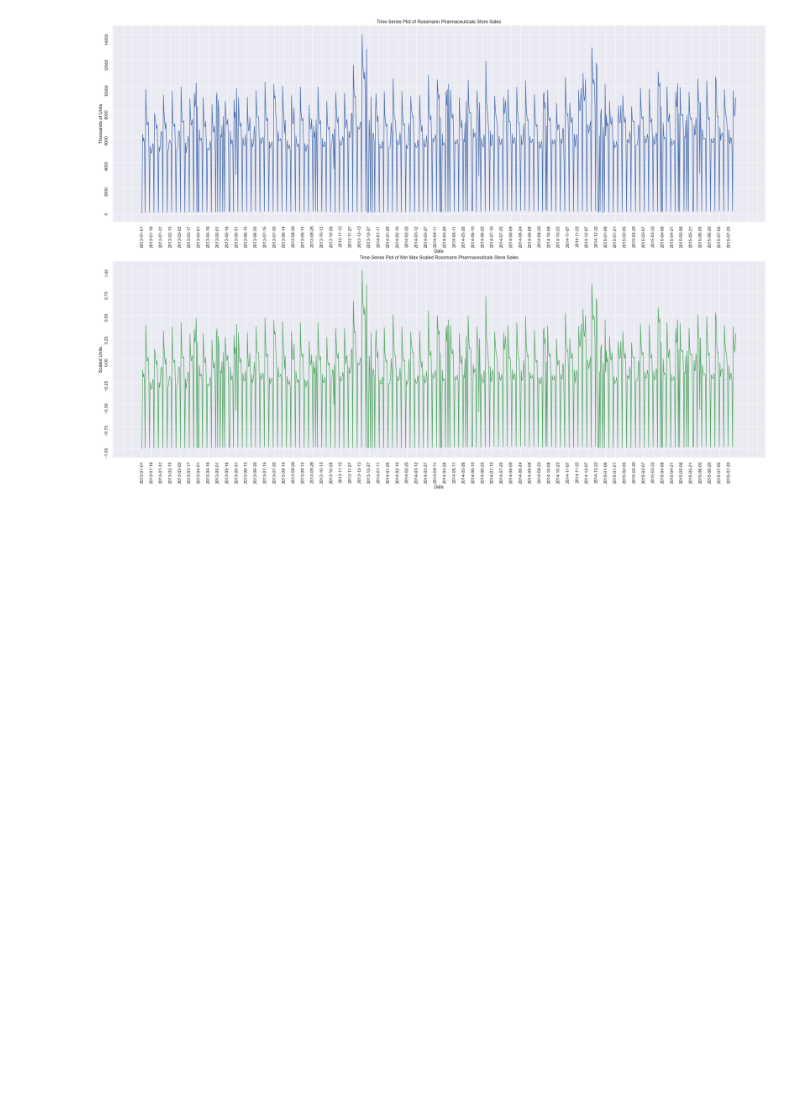
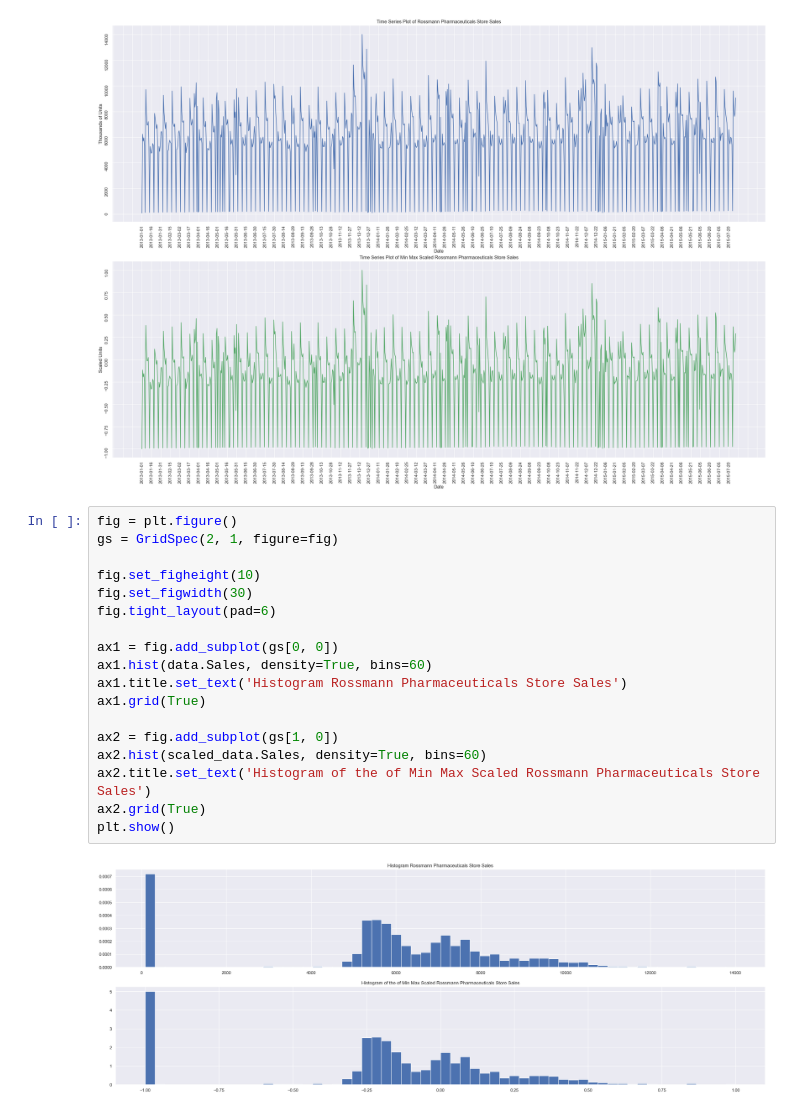
Before and after one commit to nahomHmichael/Rossman-Pharmaceutical-Sales-Pridiction, a Jupyter notebook: notebooks/deep_learning.ipynb, the cells around one changed output. Drawn from its saved outputs; the diff is of its cells as text; blank space fills up the shorter version.

```diff
--- a/notebooks/deep_learning.ipynb
+++ b/notebooks/deep_learning.ipynb
@@ -85,3 +86,23 @@ ax2.grid(True)
 plt.show()
 # %% [output]
 [figure]
+# %%
+fig = plt.figure()
+gs = GridSpec(2, 1, figure=fig)
+
+fig.set_figheight(10)
+fig.set_figwidth(30)
+fig.tight_layout(pad=6)
+
+ax1 = fig.add_subplot(gs[0, 0])
+ax1.hist(data.Sales, density=True, bins=60)
+ax1.title.set_text('Histogram Rossmann Pharmaceuticals Store Sales')
+ax1.grid(True)
+
+ax2 = fig.add_subplot(gs[1, 0])
+ax2.hist(scaled_data.Sales, density=True, bins=60)
+ax2.title.set_text('Histogram of the of Min Max Scaled Rossmann Pharmaceuticals Store Sales')
+ax2.grid(True)
+plt.show()
+# %% [output]
+[figure, added]
```
Also changed, not shown: parts of 27 cells of this notebook.
